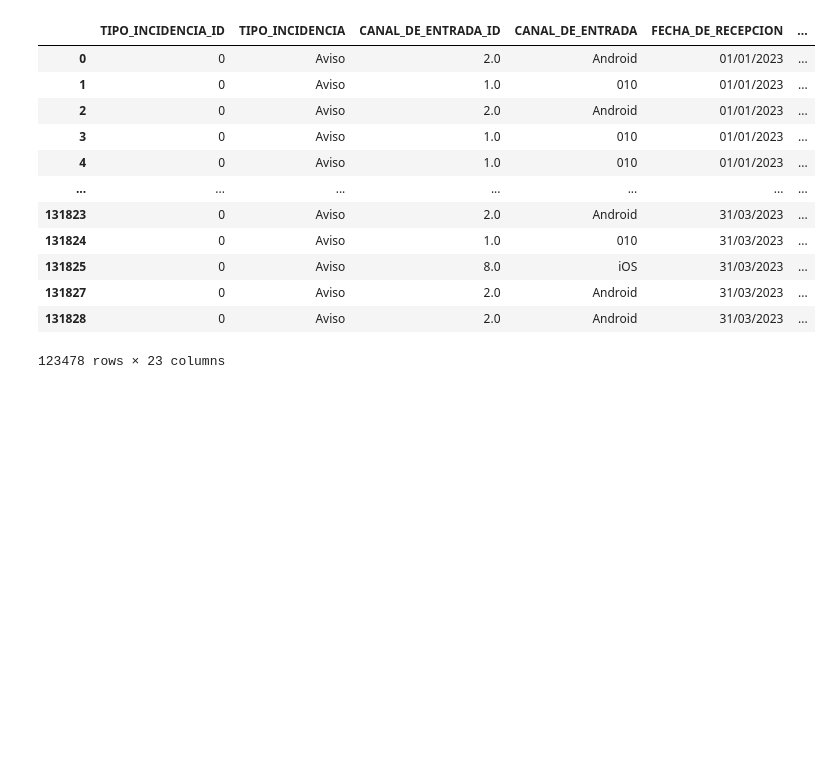
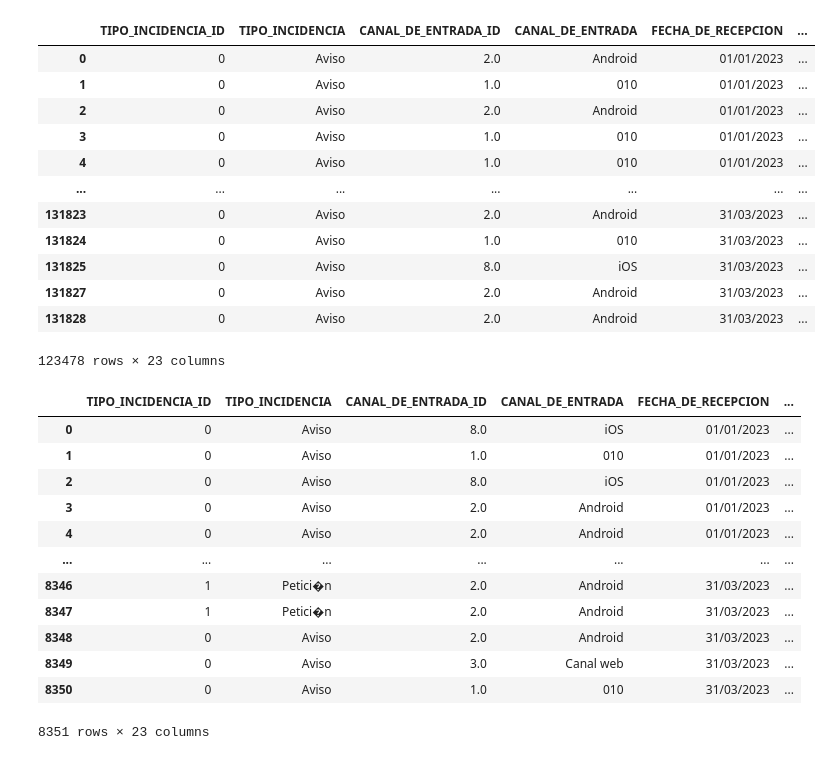
Before and after one commit to davidgdt/ejemplo_coil, a Jupyter notebook: notebooks/EstructuraDeDatos-Algorit_Actividades_COIL.ipynb, the cells around one changed output. Drawn from its saved outputs; the diff is of its cells as text; code cells hidden in the pictures; blank space fills up the shorter version.

```diff
--- a/notebooks/EstructuraDeDatos-Algorit_Actividades_COIL.ipynb
+++ b/notebooks/EstructuraDeDatos-Algorit_Actividades_COIL.ipynb
@@ -55,3 +78,20 @@ df_avisos.drop(df_avisos.dropna().index)
 | 131827 | 0 | Aviso | 2.0 | Android | 31/03/2023 | ... |
 | 131828 | 0 | Aviso | 2.0 | Android | 31/03/2023 | ... |
 123478 rows × 23 columns
+# %%
+df_avisos_filt = df_avisos.dropna().reset_index(drop=True)
+df_avisos_filt
+# %% [output]
+|  | TIPO_INCIDENCIA_ID | TIPO_INCIDENCIA | CANAL_DE_ENTRADA_ID | CANAL_DE_ENTRADA | FECHA_DE_RECEPCION | ... |
+| 0 | 0 | Aviso | 8.0 | iOS | 01/01/2023 | ... |
+| 1 | 0 | Aviso | 1.0 | 010 | 01/01/2023 | ... |
+| 2 | 0 | Aviso | 8.0 | iOS | 01/01/2023 | ... |
+| 3 | 0 | Aviso | 2.0 | Android | 01/01/2023 | ... |
+| 4 | 0 | Aviso | 2.0 | Android | 01/01/2023 | ... |
+| ... | ... | ... | ... | ... | ... | ... |
+| 8346 | 1 | Petici�n | 2.0 | Android | 31/03/2023 | ... |
+| 8347 | 1 | Petici�n | 2.0 | Android | 31/03/2023 | ... |
+| 8348 | 0 | Aviso | 2.0 | Android | 31/03/2023 | ... |
+| 8349 | 0 | Aviso | 3.0 | Canal web | 31/03/2023 | ... |
+| 8350 | 0 | Aviso | 1.0 | 010 | 31/03/2023 | ... |
+8351 rows × 23 columns
```
Also changed, not shown: parts of 13 cells of this notebook.
